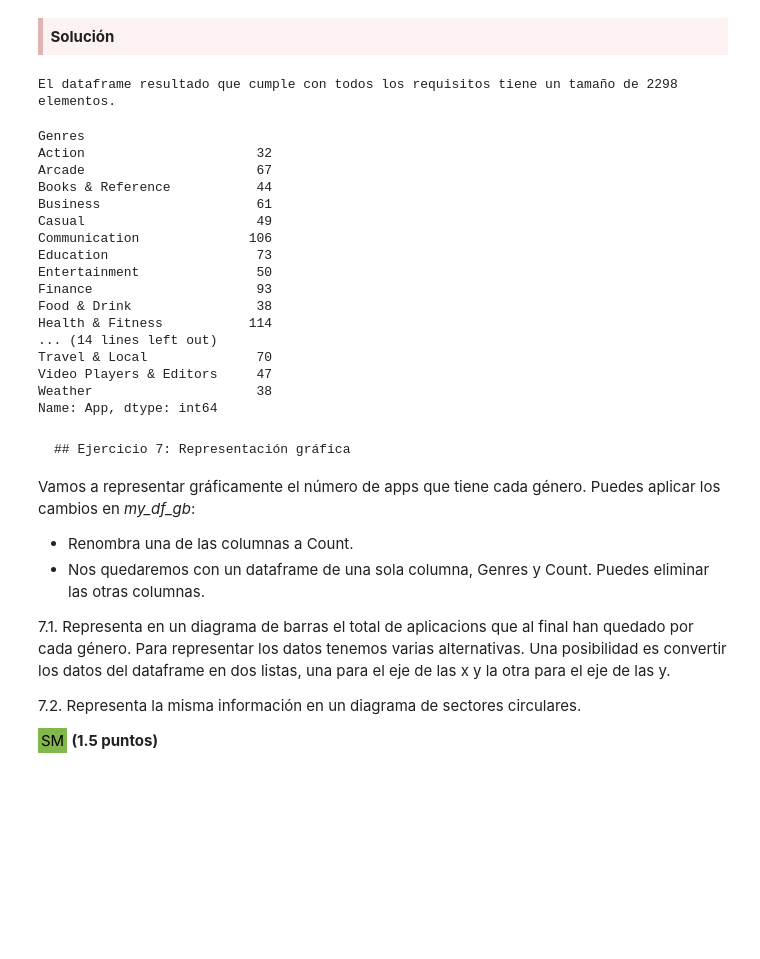
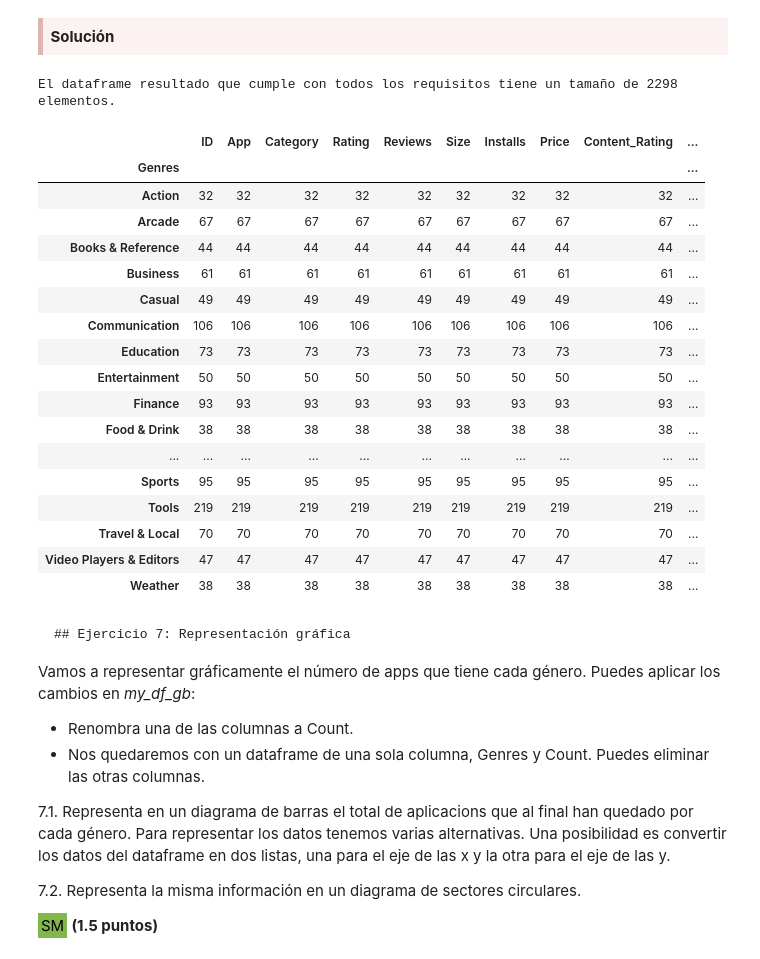
Before and after one commit to aloarte/pcd_solutions, a Jupyter notebook: PEC1/ES_PAC1_Enunciado.ipynb, the cells around one changed output. Saved outputs shown, nothing was run; the diff lists cells and outputs as text; code cells hidden in the pictures; blank space fills up the shorter version.

```diff
--- a/PEC1/ES_PAC1_Enunciado.ipynb
+++ b/PEC1/ES_PAC1_Enunciado.ipynb
@@ -461,46 +461,48 @@ Crea un nuevo dataframe (*my_df*) con los siguientes requisitos:
 # %%
 # 6.1. ¿Qué tamaño tiene? Muestra los 10 primeros valores.
 my_df = ps_data.loc[
     (ps_data['Rating'] > 4) &
     (ps_data['Reviews']>=5000)&
     (ps_data['Size']<10000000) &
     (ps_data['Installs']>=50000) &
     (ps_data['Content_Rating']=='Everyone')
 ] # Aplico todas las condiciones sobre cada columna y utilizando un loc filtro por los elementos que cumplan todos los requisitos
 print(f'El dataframe resultado que cumple con todos los requisitos tiene un tamaño de {len(my_df)} elementos.')
 #print(my_df[:10]) # Los 10 primeros valores
 
 # 6.2. Crea una lista de diccionarios (my_dict, utiliza dict comprehension) a partir del anterior dataframe my_df, de manera que el primer campo sea el nombre de la aplicación (app), y el segundo campo el género (Genre).
 my_dict = [{row['App']: row['Genres']} for index, row in my_df.iterrows()] # Extraigo con iterrows cada fila de contenido de forma iterativa y a partir de ahi cada valor de cada row
 #print(my_dict)
 
 # 6.3. A partir del dataframe my_df, haz un agrupamiento (group by) del número de apps por categoría (my_df_gb).
-my_df_gb = my_df.groupby(['Genres'])['App'].count() # Agrupamos por géneros y le pedimos que solo nos lo relacione con la columna 'App' haciendo un count para ver cuántas apps hay vinculadas a cada género
+my_df_gb = my_df.groupby(['Genres']).count() # Agrupamos por géneros haciendo un count para ver cuántas apps hay vinculadas a cada género
+# La documentación la he obtenido de los ejemplos que se indican aqui https://pandas.pydata.org/docs/reference/api/pandas.DataFrame.groupby.html
 
 # 6.4. Elimina del dataframe resultante los géneros que tienen menos de 20 apps.
-my_df_gb = my_df_gb.drop(my_df_gb.loc[my_df_gb<20].index) # Filtramos los que tengan un número menor que 20 con loc y luego los eliminamos con drop.
+my_df_gb = my_df_gb.drop(my_df_gb.loc[my_df_gb['App']<20].index) # Filtramos los que tengan un número menor que 20 con loc y luego los eliminamos con drop.
 
 # 6.5. Muestra el dataframe resultante por pantalla (continua siendo el dataframe my_df_gb).
 my_df_gb  #También podríamos mostrarlo con (print(my_df_gb))
 # %% [output]
 El dataframe resultado que cumple con todos los requisitos tiene un tamaño de 2298 elementos.
-Genres
-Action                      32
-Arcade                      67
-Books & Reference           44
-Business                    61
-Casual                      49
-Communication              106
-Education                   73
-Entertainment               50
-Finance                     93
-Food & Drink                38
-Health & Fitness           114
-... (14 lines left out)
-Travel & Local              70
-Video Players & Editors     47
-Weather                     38
-Name: App, dtype: int64
+|  | ID | App | Category | Rating | Reviews | Size | Installs | Price | Content_Rating | ... |
+| Genres |  |  |  |  |  |  |  |  |  | ... |
+| Action | 32 | 32 | 32 | 32 | 32 | 32 | 32 | 32 | 32 | ... |
+| Arcade | 67 | 67 | 67 | 67 | 67 | 67 | 67 | 67 | 67 | ... |
+| Books & Reference | 44 | 44 | 44 | 44 | 44 | 44 | 44 | 44 | 44 | ... |
+| Business | 61 | 61 | 61 | 61 | 61 | 61 | 61 | 61 | 61 | ... |
+| Casual | 49 | 49 | 49 | 49 | 49 | 49 | 49 | 49 | 49 | ... |
+| Communication | 106 | 106 | 106 | 106 | 106 | 106 | 106 | 106 | 106 | ... |
+| Education | 73 | 73 | 73 | 73 | 73 | 73 | 73 | 73 | 73 | ... |
+| Entertainment | 50 | 50 | 50 | 50 | 50 | 50 | 50 | 50 | 50 | ... |
+| Finance | 93 | 93 | 93 | 93 | 93 | 93 | 93 | 93 | 93 | ... |
+| Food & Drink | 38 | 38 | 38 | 38 | 38 | 38 | 38 | 38 | 38 | ... |
+| ... | ... | ... | ... | ... | ... | ... | ... | ... | ... | ... |
+| Sports | 95 | 95 | 95 | 95 | 95 | 95 | 95 | 95 | 95 | ... |
+| Tools | 219 | 219 | 219 | 219 | 219 | 219 | 219 | 219 | 219 | ... |
+| Travel & Local | 70 | 70 | 70 | 70 | 70 | 70 | 70 | 70 | 70 | ... |
+| Video Players & Editors | 47 | 47 | 47 | 47 | 47 | 47 | 47 | 47 | 47 | ... |
+| Weather | 38 | 38 | 38 | 38 | 38 | 38 | 38 | 38 | 38 | ... |
 # %% [markdown]
     ## Ejercicio 7: Representación gráfica
 
```
Also changed, not shown: parts of 2 cells of this notebook.
